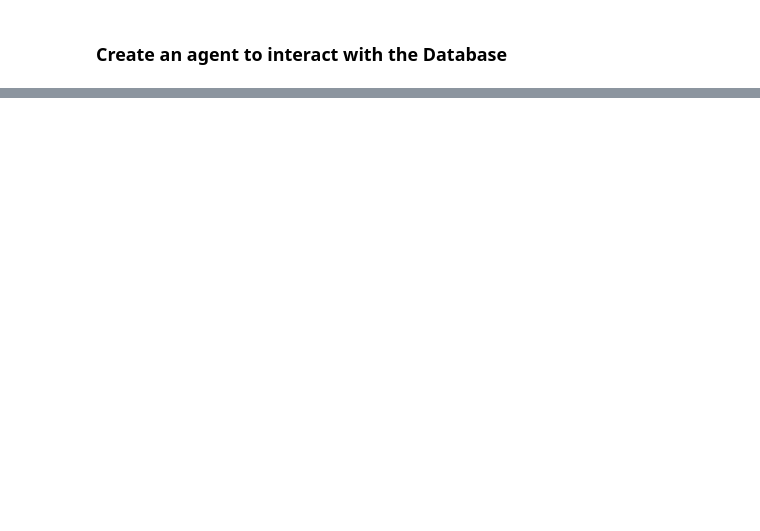
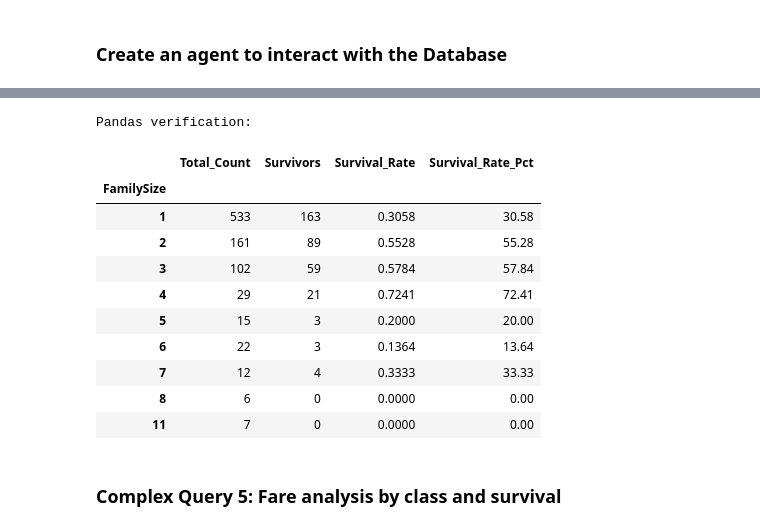
Before and after one commit to TAHMID37/Agent-Database-Interaction, a Jupyter notebook: explore/4_query_and_QA_sqldb_from_csv.ipynb, the cells around one changed output, grey strips where cells are left out. Cells and saved outputs as stored; diff of their text form; code cells hidden in the pictures; blank space fills up the shorter version.

```diff
--- a/explore/4_query_and_QA_sqldb_from_csv.ipynb
+++ b/explore/4_query_and_QA_sqldb_from_csv.ipynb
@@ -216,0 +346,24 @@ df[df["Survived"]==1]["Age"].mean()
+# %%
+# Pandas verification
+def categorize_age(age):
+    if pd.isna(age):
+        return 'Unknown'
+    elif age <= 12:
+        return 'Children (0-12)'
+    elif age <= 19:
+        return 'Teens (13-19)'
+    elif age <= 59:
+        return 'Adults (20-59)'
+    else:
+        return 'Seniors (60+)'
+
+df['AgeGroup'] = df['Age'].apply(categorize_age)
+age_group_survival = df.groupby('AgeGroup').agg(
+    Total_Count=('Survived', 'count'),
+    Survivors=('Survived', 'sum'),
+    Survival_Rate=('Survived', 'mean')
+).round(4)
+age_group_survival['Survival_Rate_Pct'] = (age_group_survival['Survival_Rate'] * 100).round(2)
+age_group_survival = age_group_survival.sort_values('Total_Count', ascending=False)
+print("Pandas verification:")
+display(age_group_survival)
@@ -216,0 +405,34 @@ df[df["Survived"]==1]["Age"].mean()
+# %%
+# Pandas verification
+# Use the correct column names from this dataset
+if 'Siblings/Spouses Aboard' in df.columns and 'Parents/Children Aboard' in df.columns:
+    df['FamilySize'] = df['Siblings/Spouses Aboard'] + df['Parents/Children Aboard'] + 1
+    family_survival = df.groupby('FamilySize').agg(
+        Total_Count=('Survived', 'count'),
+        Survivors=('Survived', 'sum'),
+        Survival_Rate=('Survived', 'mean')
+    ).round(4)
+    family_survival['Survival_Rate_Pct'] = (family_survival['Survival_Rate'] * 100).round(2)
+    family_survival = family_survival.sort_index()
+    print("Pandas verification:")
+    display(family_survival)
+else:
+    print("Column check:")
+    print("Available columns:", df.columns.tolist())
+    print("\nNote: Required family columns not found in the dataset.")
+    print("Cannot calculate family size without these columns.")
+# %% [output]
+Pandas verification:
+|  | Total_Count | Survivors | Survival_Rate | Survival_Rate_Pct |
+| FamilySize |  |  |  |  |
+| 1 | 533 | 163 | 0.3058 | 30.58 |
+| 2 | 161 | 89 | 0.5528 | 55.28 |
+| 3 | 102 | 59 | 0.5784 | 57.84 |
+| 4 | 29 | 21 | 0.7241 | 72.41 |
+| 5 | 15 | 3 | 0.2000 | 20.00 |
+| 6 | 22 | 3 | 0.1364 | 13.64 |
+| 7 | 12 | 4 | 0.3333 | 33.33 |
+| 8 | 6 | 0 | 0.0000 | 0.00 |
+| 11 | 7 | 0 | 0.0000 | 0.00 |
+# %% [markdown]
+### **Complex Query 5: Fare analysis by class and survival**
```
Also changed, not shown: parts of 25 cells of this notebook, 8 other files.
